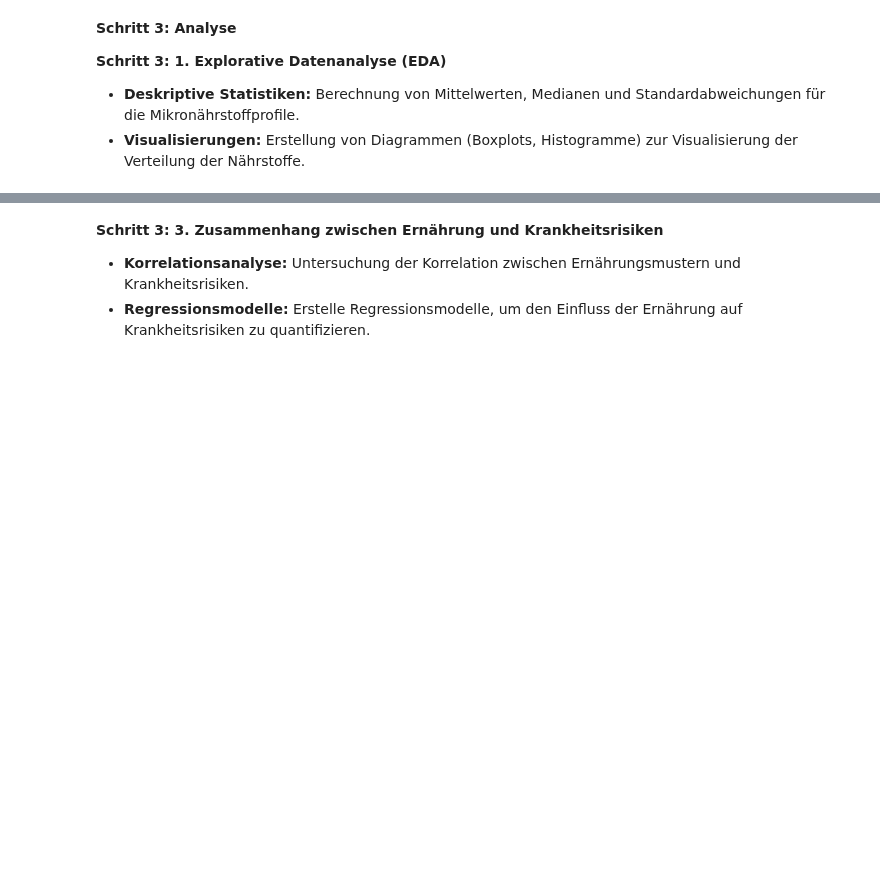
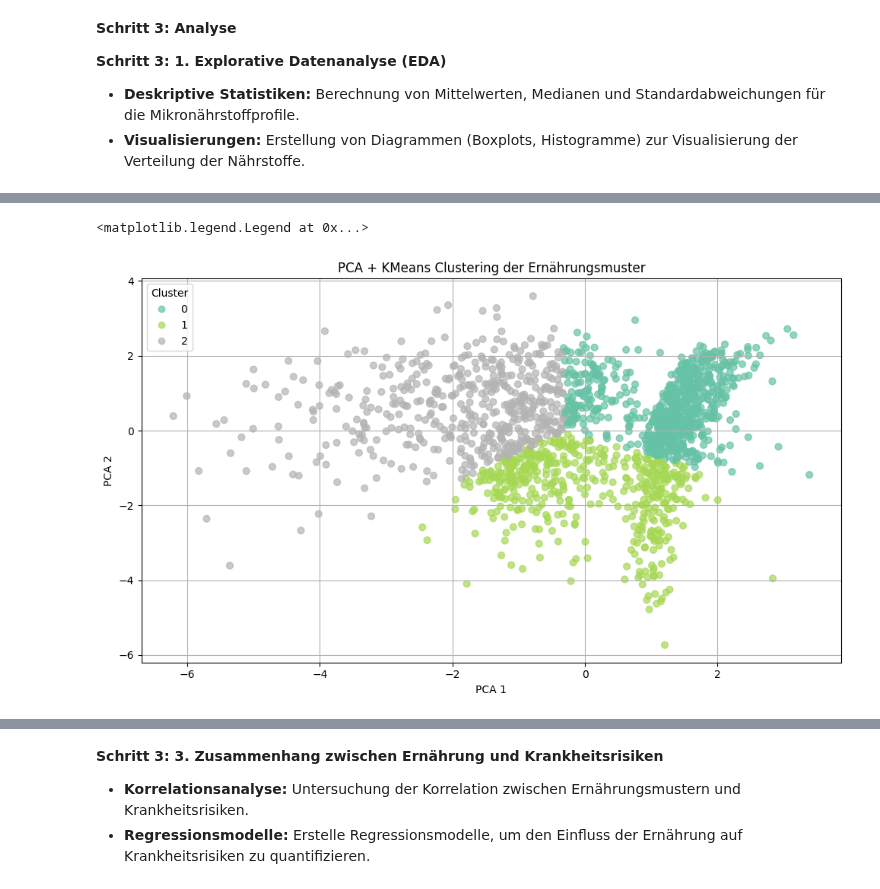
Before and after one commit to iceangel79/MScWinf_Gruppenarbeit_Sem2, a Jupyter notebook: Semesterarbeit/onlyAnalysis_Ernährung.ipynb, the cells around one changed output, grey strips where cells are left out. Drawn from its saved outputs; the diff is of its cells as text; code cells hidden in the pictures; blank space fills up the shorter version.

Commit message:
K-means implementeirt

```diff
--- a/Semesterarbeit/onlyAnalysis_Ernährung.ipynb
+++ b/Semesterarbeit/onlyAnalysis_Ernährung.ipynb
@@ -660,0 +664,78 @@ Personen mit Krankheit weisen im Median einen leicht höheren Zuckerkonsum auf.
+# %%
+#Ernährungsmuster visuell erkennen (z. B. Cluster 1 = „Proteinreich und risikoarm“)
+#Krankheitsrisiken vorhersagen (RandomForest auf Basis deiner Features)
+#Datenqualität prüfen (z. B. ob Cluster mit Risk_Flag oder Target_Chronic übereinstimmen)
+#Zielgruppen ableiten für personalisierte Ernährungsempfehlungen
+
+
+# === 1. Feature-Auswahl ===
+features = [
+    "Protein_per_100kcal", "Fat_to_Protein_Ratio", "Carb_to_Fat_Ratio", "Sugar_per_Carb",
+    "Calories_exceed_target", "Sugar_excess", "Protein_deficit_ratio",
+    "Protein_Lunch_vs_Dinner", "Snack_Energy_Share", "Carb_ratio_breakfast",
+    "Protein_std", "Macronutrient_Diversity"
+]
+
+# ✅ Nur vollständige Zeilen verwenden
+df_cluster = df_meals[features + ["Target_Chronic"]].dropna().copy()
+
+# === 2. Standardisieren ===
+scaler = StandardScaler()
+X_scaled = scaler.fit_transform(df_cluster[features])
+
+# === 3. PCA → 2D-Reduktion
+pca = PCA(n_components=2)
+X_pca = pca.fit_transform(X_scaled)
+
+# === 4. KMeans Clustering
+kmeans = KMeans(n_clusters=3, random_state=42, n_init=10)
+clusters = kmeans.fit_predict(X_pca)
+
+# === 5. Cluster + PCA in df_meals schreiben
+df_meals_clean = df_meals.loc[df_cluster.index].copy()
+df_meals_clean["Cluster"] = clusters
+df_meals_clean["PCA1"] = X_pca[:, 0]
+df_meals_clean["PCA2"] = X_pca[:, 1]
+
+# === 6. Cluster-Zusammenfassung
+cluster_summary = df_meals_clean.groupby("Cluster")[features].mean()
+
+# === 7. Cluster-Visualisierung (PCA 2D)
+plt.figure(figsize=(10, 6))
+scatter = plt.scatter(X_pca[:, 0], X_pca[:, 1], c=clusters, cmap='Set2', s=40, alpha=0.7)
+plt.title("PCA + KMeans Clustering der Ernährungsmuster")
+plt.xlabel("PCA 1")
+plt.ylabel("PCA 2")
+plt.grid(True)
+plt.legend(*scatter.legend_elements(), title="Cluster")
+plt.tight_layout()
+plt.show()
+
+# === 8. Klassifikation: Target_Chronic
+X = df_cluster[features]
+y = df_cluster["Target_Chronic"]
+X_train, X_test, y_train, y_test = train_test_split(X, y, random_state=42, test_size=0.2)
+
+clf = RandomForestClassifier(n_estimators=100, random_state=42)
+clf.fit(X_train, y_train)
+y_pred = clf.predict(X_test)
+
+# === 9. Klassifikationsmetriken
+report = classification_report(y_test, y_pred, output_dict=True)
+metrics = pd.DataFrame(report).T
+
+# === 10. Optional: Boxplot pro Cluster für ein Feature
+plt.figure(figsize=(8, 5))
+sns.boxplot(data=df_meals_clean, x="Cluster", y="Protein_per_100kcal", palette="Set2")
+plt.title("Protein pro 100kcal nach Cluster")
+plt.grid(True)
+plt.tight_layout()
+plt.show()
+
+# === 11. Ausgabe
+print("\n📊 Cluster-Zusammenfassung:")
+display(cluster_summary)
+
+print("\n🎯 Klassifikationsmetriken:")
+display(metrics)
+# %% [output]
@@ -660,0 +746,2 @@ Personen mit Krankheit weisen im Median einen leicht höheren Zuckerkonsum auf.
+<matplotlib.legend.Legend at 0x...>
+[figure, added]
```
Also changed, not shown: parts of 9 cells of this notebook.
